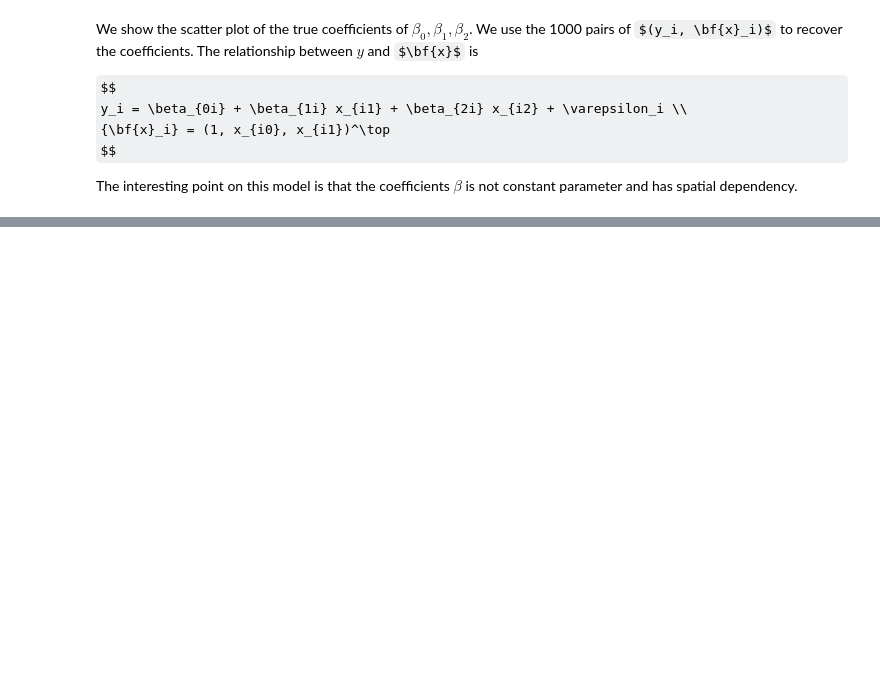
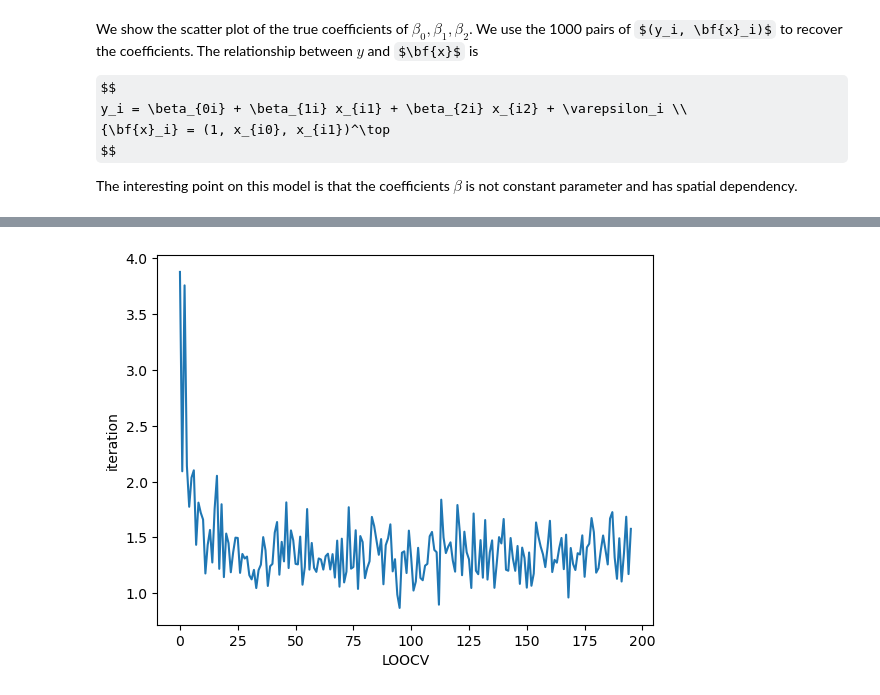
Before and after one commit to hayato-n/sgGWR, a Jupyter notebook: docs/examples/introduction.ipynb, the cells around one changed output, grey strips where cells are left out. Saved outputs shown, nothing was run; the diff lists cells and outputs as text; code cells hidden in the pictures; some formulas as TeX source; blank space fills up the shorter version.

```diff
--- a/docs/examples/introduction.ipynb
+++ b/docs/examples/introduction.ipynb
@@ -118,0 +194,6 @@ The interesting point on this model is that the coefficients $\beta$ is not cons
+# %%
+optim = sgGWR.optimizers.SGDarmijo(learning_rate0=1.0)
+
+loocv_loss = optim.run(model, maxiter=1000, batchsize=100)
+
+print("calibrated bandwidth = ", model.kernel.params)
@@ -118,0 +208,7 @@ The interesting point on this model is that the coefficients $\beta$ is not cons
+# %%
+plt.plot(loocv_loss)
+plt.xlabel("LOOCV")
+plt.ylabel("iteration")
+plt.show()
+# %% [output]
+[figure, added]
```
Also changed, not shown: parts of 31 cells of this notebook, 4 other files.
